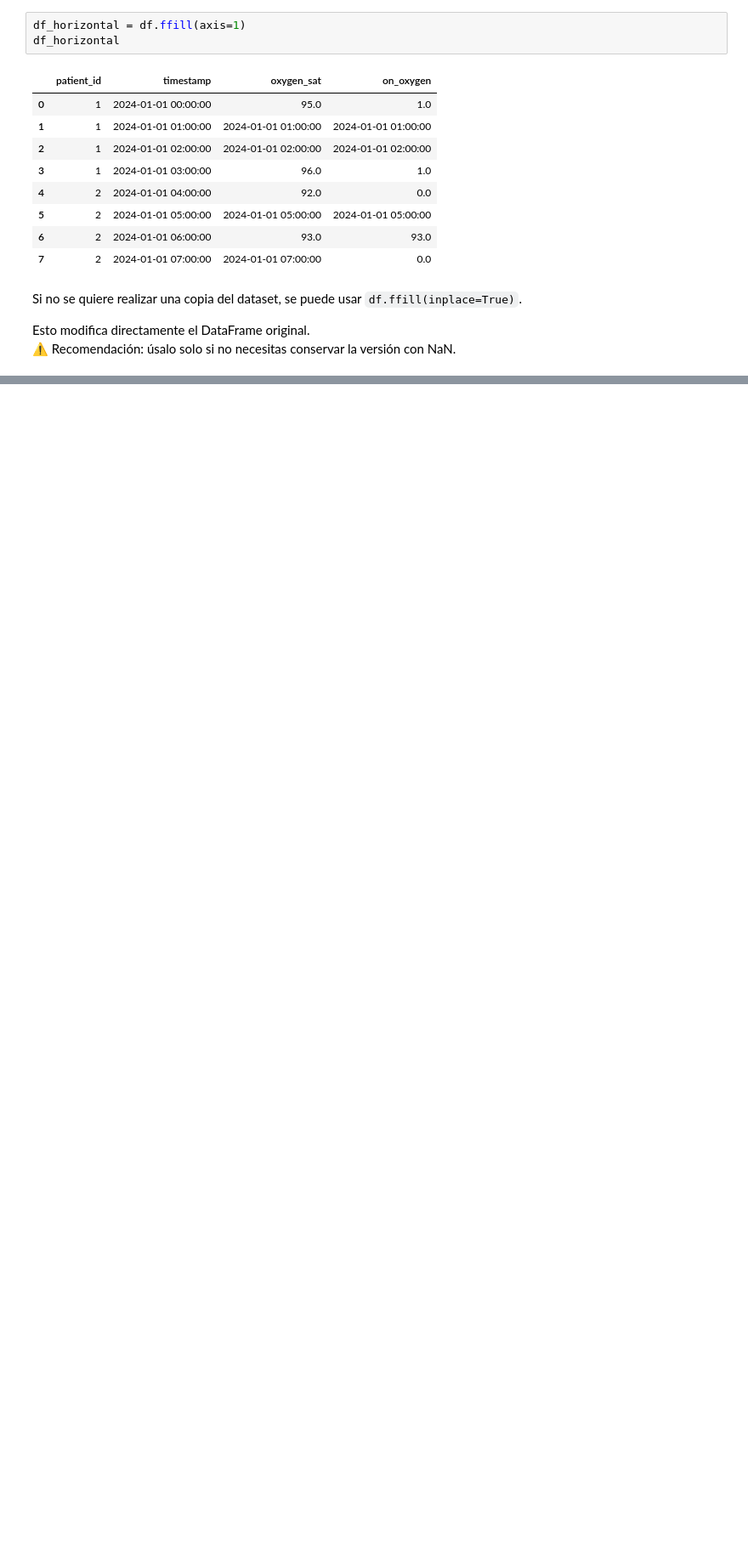
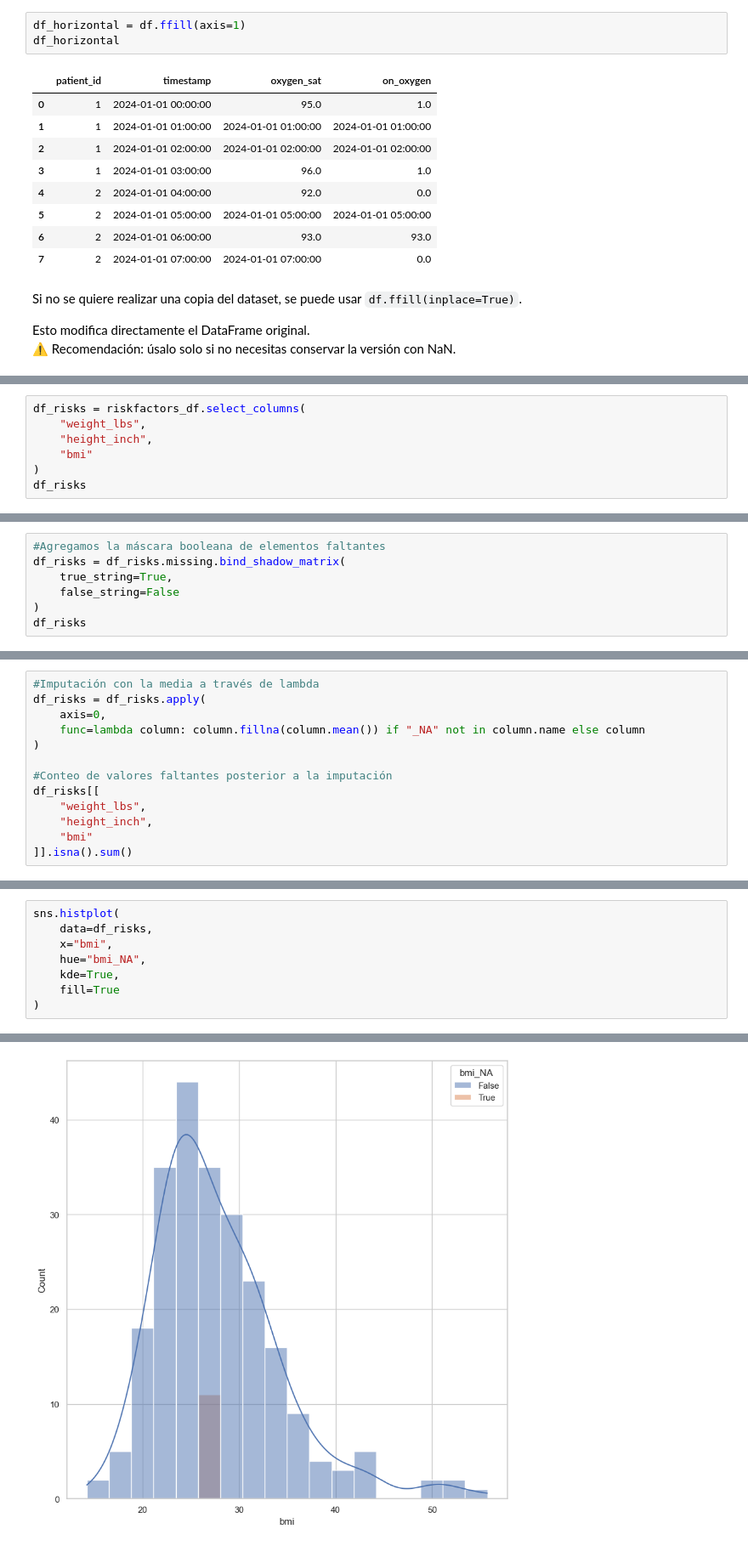
Before and after one commit to PedroRgz/Curso-Manejo-de-datos-faltantes, a Jupyter notebook: Manejo de datos faltantes - Exploración.ipynb, the cells around one changed output, grey strips where cells are left out. Shown at 85% size. Saved outputs shown, nothing was run; the diff lists cells and outputs as text; blank space fills up the shorter version.

Commit message:
Imputacion de valores faltantes con valor único: la media

```diff
--- a/Manejo de datos faltantes - Exploración.ipynb
+++ b/Manejo de datos faltantes - Exploración.ipynb
@@ -2659,0 +2718,7 @@ Esto modifica directamente el DataFrame original.
+# %%
+df_risks = riskfactors_df.select_columns(
+    "weight_lbs",
+    "height_inch",
+    "bmi"
+)
+df_risks
@@ -2659,0 +2739,7 @@ Esto modifica directamente el DataFrame original.
+# %%
+#Agregamos la máscara booleana de elementos faltantes
+df_risks = df_risks.missing.bind_shadow_matrix(
+    true_string=True,
+    false_string=False
+)
+df_risks
@@ -2659,0 +2771,13 @@ Esto modifica directamente el DataFrame original.
+# %%
+#Imputación con la media a través de lambda
+df_risks = df_risks.apply(
+    axis=0,
+    func=lambda column: column.fillna(column.mean()) if "_NA" not in column.name else column
+)
+
+#Conteo de valores faltantes posterior a la imputación
+df_risks[[
+    "weight_lbs",
+    "height_inch",
+    "bmi"
+]].isna().sum()
@@ -2659,0 +2791,9 @@ Esto modifica directamente el DataFrame original.
+# %%
+sns.histplot(
+    data=df_risks,
+    x="bmi",
+    hue="bmi_NA",
+    kde=True,
+    fill=True
+)
+# %% [output]
@@ -2659,0 +2801 @@ Esto modifica directamente el DataFrame original.
+[figure, added]
```
Also changed, not shown: parts of 20 cells of this notebook.
